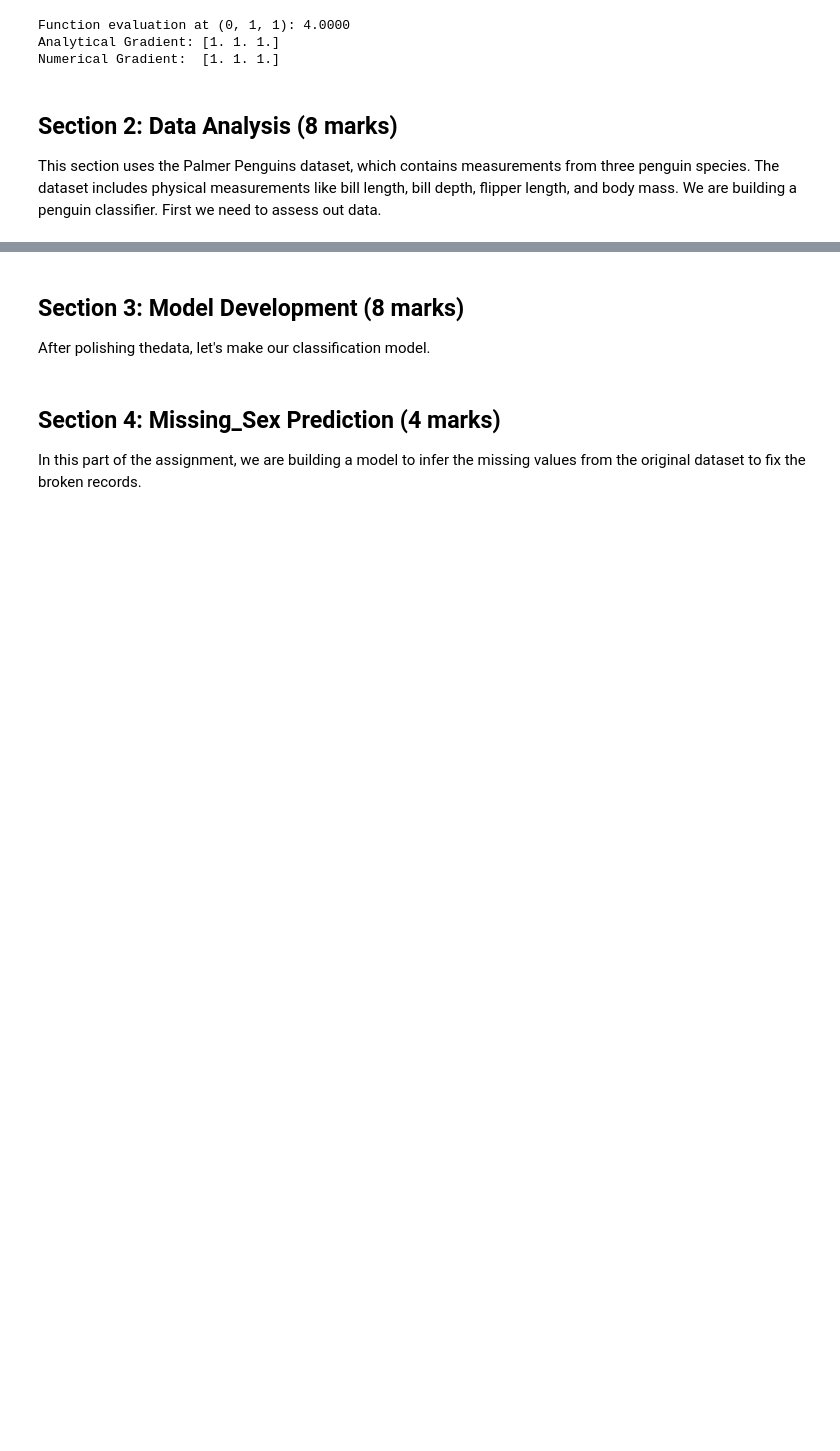
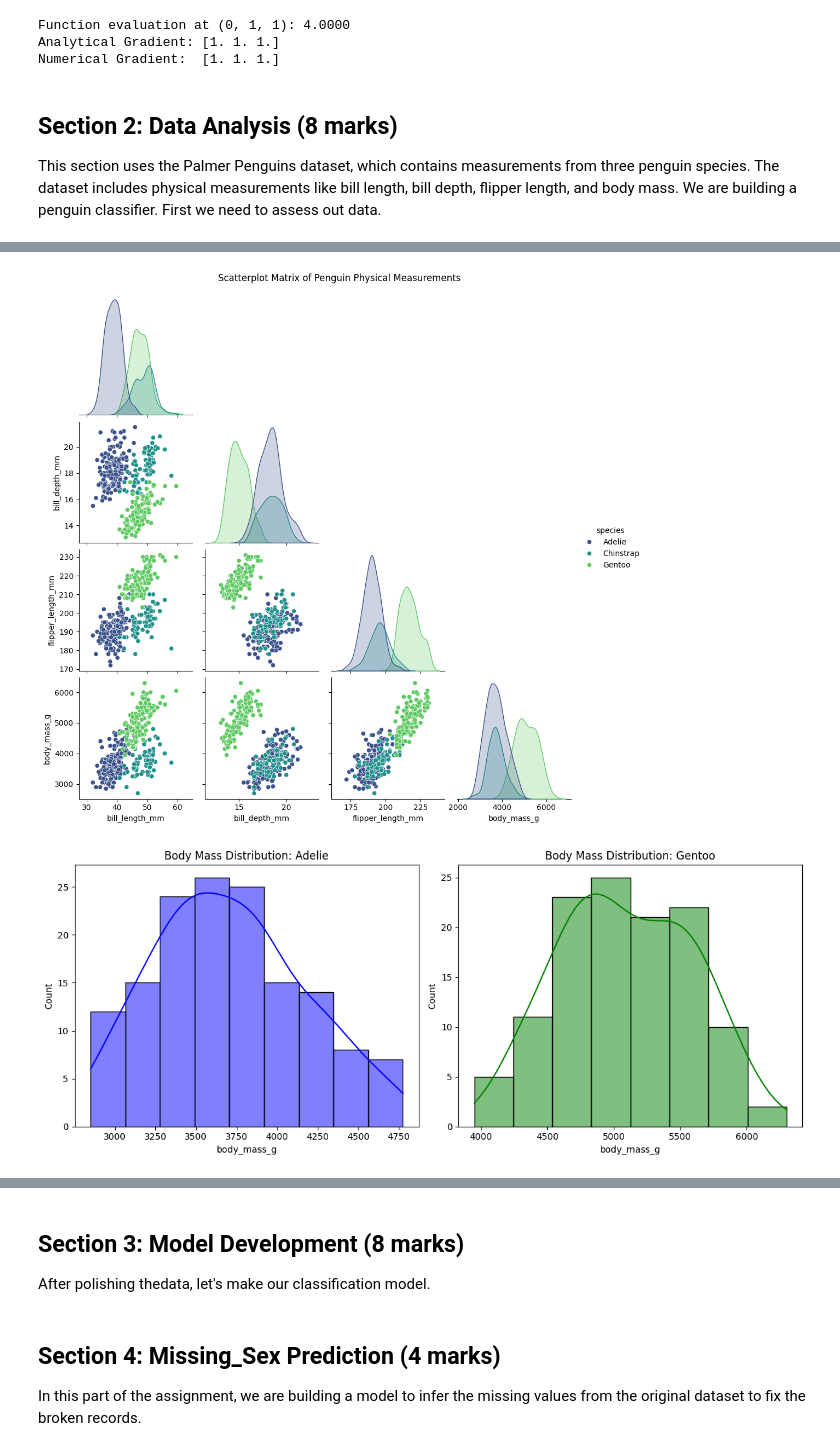
Before and after one commit to sanil04/SYSC-4415-Assignment-1, a Jupyter notebook: W2026/Assignments/A1/SYSC4415_W26_A1.ipynb, the cells around one changed output, grey strips where cells are left out. Cells and saved outputs as stored; diff of their text form; code cells hidden in the pictures; blank space fills up the shorter version.

```diff
--- a/W2026/Assignments/A1/SYSC4415_W26_A1.ipynb
+++ b/W2026/Assignments/A1/SYSC4415_W26_A1.ipynb
@@ -234,0 +261,29 @@ Analyze class distribution and discuss implications for model training:
+# %%
+"""
+Q2b (2 marks)
+Create visualizations showing:
+- Create scatterplot matrix for visual assessment of data
+- Identify one feature with outliers and show distribution values for two classes (2 histograms).
+"""
+
+# YOUR ANSWER HERE
+
+sb.pairplot(penguins_clean, hue='species', corner=True, palette='viridis')
+plt.suptitle("Scatterplot Matrix of Penguin Physical Measurements", y=1.02)
+plt.show()
+
+plt.figure(figsize=(12, 5))
+
+plt.subplot(1, 2, 1)
+sb.histplot(data=penguins_clean[penguins_clean['species'] == 'Adelie'], x='body_mass_g', color='blue', kde=True)
+plt.title("Body Mass Distribution: Adelie")
+
+plt.subplot(1, 2, 2)
+sb.histplot(data=penguins_clean[penguins_clean['species'] == 'Gentoo'], x='body_mass_g', color='green', kde=True)
+plt.title("Body Mass Distribution: Gentoo")
+
+plt.tight_layout()
+plt.show()
+# %% [output]
+[figure, added]
+[figure, added]
```
Also changed, not shown: parts of 4 cells of this notebook.
